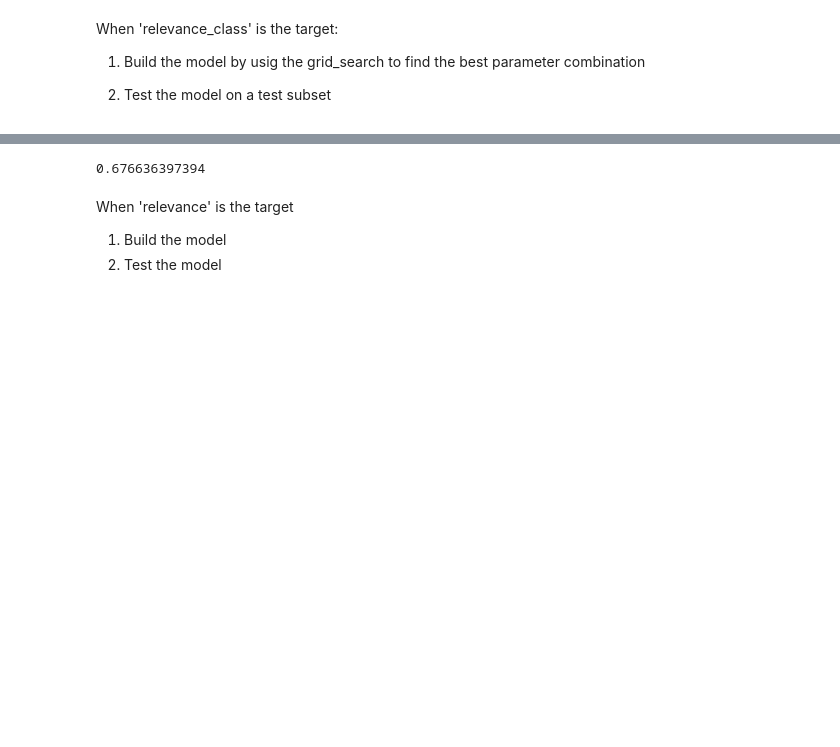
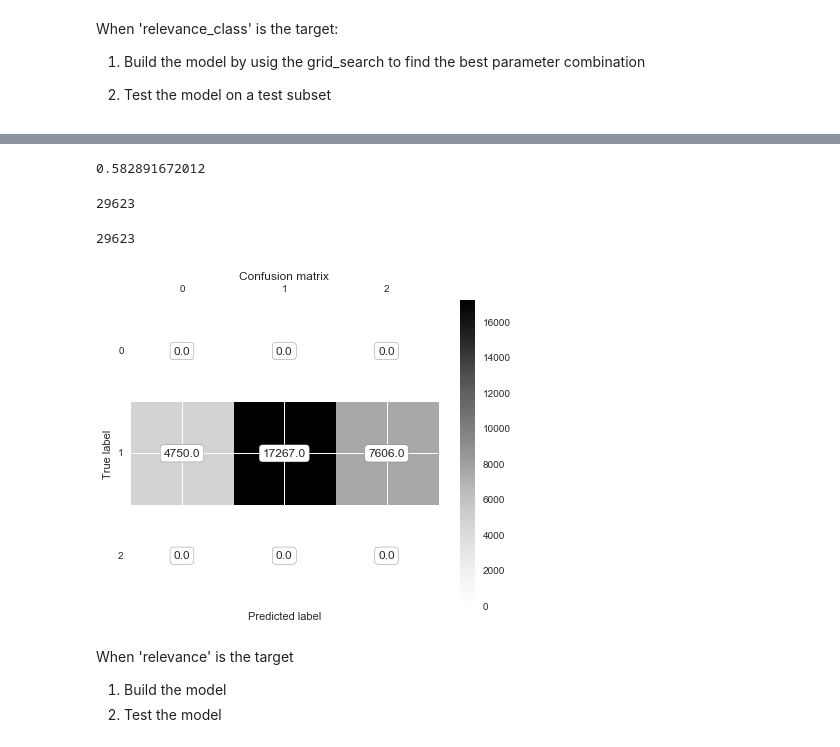
Before and after one commit to zxzjim/MyThinkful, a Jupyter notebook: CapStoneProject_n/Home Depot Product Search Relevance.ipynb, the cells around one changed output, grey strips where cells are left out. Saved outputs shown, nothing was run; the diff lists cells and outputs as text; code cells hidden in the pictures; blank space fills up the shorter version.

```diff
--- a/CapStoneProject_n/Home Depot Product Search Relevance.ipynb
+++ b/CapStoneProject_n/Home Depot Product Search Relevance.ipynb
@@ -724,9 +721,12 @@ When 'relevance_class' is the target:
 
 1. Test the model on a test subset
 # %%
-parameters = {'kernel':('linear','rbf'), 'C':[1,10]}
-svc = svm.SVC()
-clf = grid_search.GridSearchCV(estimator=svc, param_grid=parameters, n_jobs=8)
-X = train_subtrain[feature_columns].values
-y = train_subtrain['relevance_class'].values
-clf.fit(X, y)
+def svc_learn(parameters, X_columns, y_column):
+    svc = svm.SVC()
+    clf = grid_search.GridSearchCV(estimator=svc, param_grid=parameters, n_jobs=-1, scoring='accuracy')
+    X = train_subtrain[X_columns].values
+#     print X
+    y = np.asarray(train_subtrain[y_column], dtype="|S6")
+#     print y
+    clf.fit(X, y)
+    return clf
@@ -758,0 +733,3 @@ GridSearchCV(cv=None, error_score='raise',
+# %%
+parameters = {'kernel':['linear'], 'C':[1]}
+clf_relevance_class = svc_learn(parameters, feature_columns, 'relevance_class')
@@ -774,8 +764,36 @@ scorer:  <function _passthrough_scorer at 0x...>
 # %%
-test_score = clf.score(train_subtest[feature_columns], train_subtest['relevance_class'])
+test_score_relevance_class = clf_relevance_class.score(train_subtest[feature_columns], train_subtest['relevance_class'])
 print test_score
 # %% [output]
-0.676636397394
+0.582891672012
+# %%
+predict_result_relevance_class = clf_relevance_class.predict(train_subtest[feature_columns])
+# %%
+print len(predict_result_relevance_class)
+# %% [output]
+29623
+# %%
+print len(train_subtest['relevance_class'].tolist())
+# %% [output]
+29623
+# %%
+def plot_confusion_matrix(predict_result, target_result):
+    cm = confusion_matrix(predict_result, target_result.tolist())
+    fig, ax = plt.subplots()
+    im = ax.matshow(cm)
+    for (i, j), z in np.ndenumerate(cm):
+        ax.text(j, i, '{:0.1f}'.format(z), ha='center', va='center',
+                bbox=dict(boxstyle='round', facecolor='white', edgecolor='0.3'))
+
+    plt.title('Confusion matrix')
+    fig.colorbar(im)
+    plt.ylabel('True label')
+    plt.xlabel('Predicted label')
+    plt.show()
+# %%
+plot_confusion_matrix(predict_result_relevance_class, train_subtest['relevance_class'])
+# %% [output]
+[figure, added]
 # %% [markdown]
 When 'relevance' is the target
    1. Build the model
```
Also changed, not shown: parts of 20 cells of this notebook.
